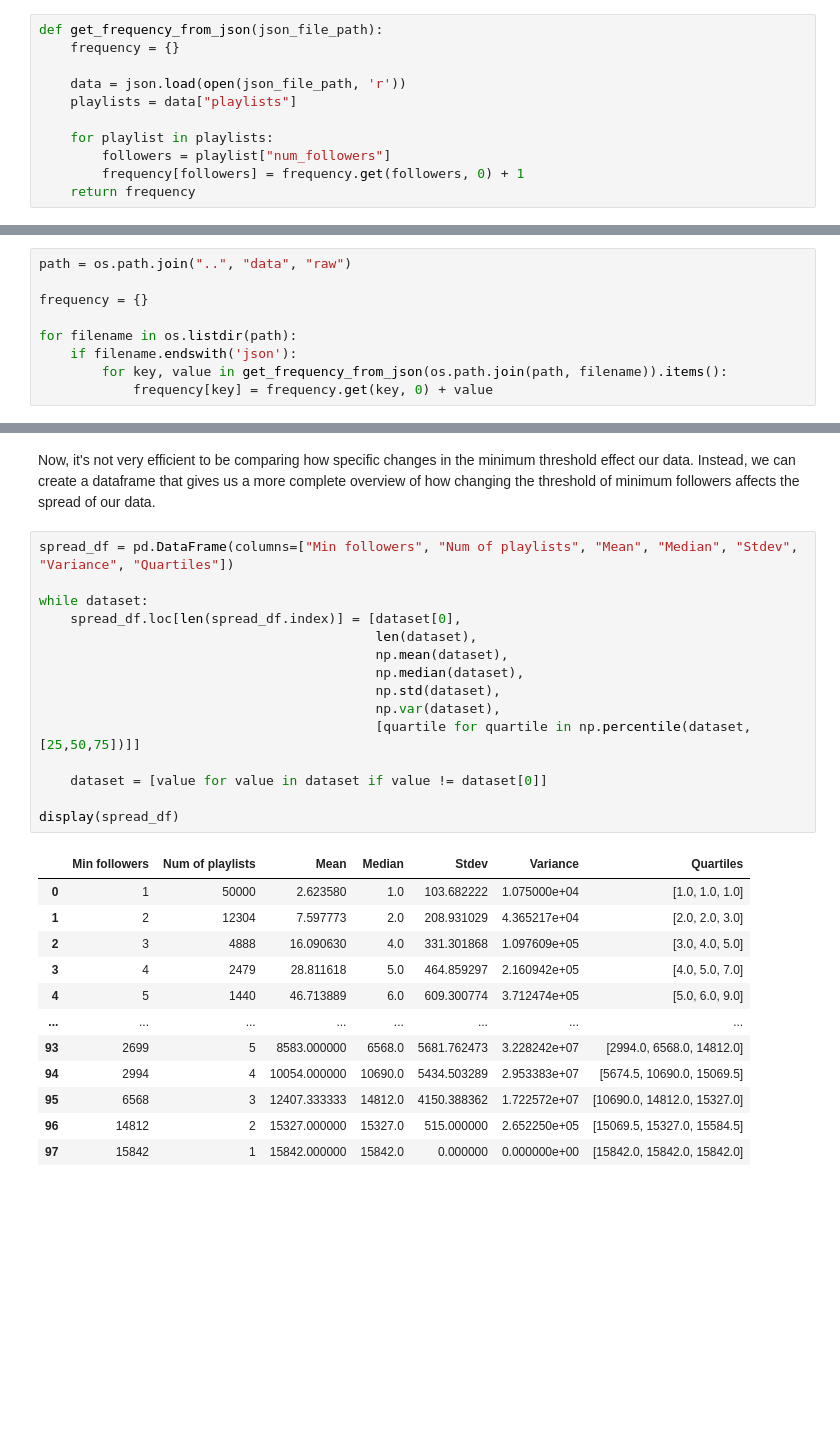
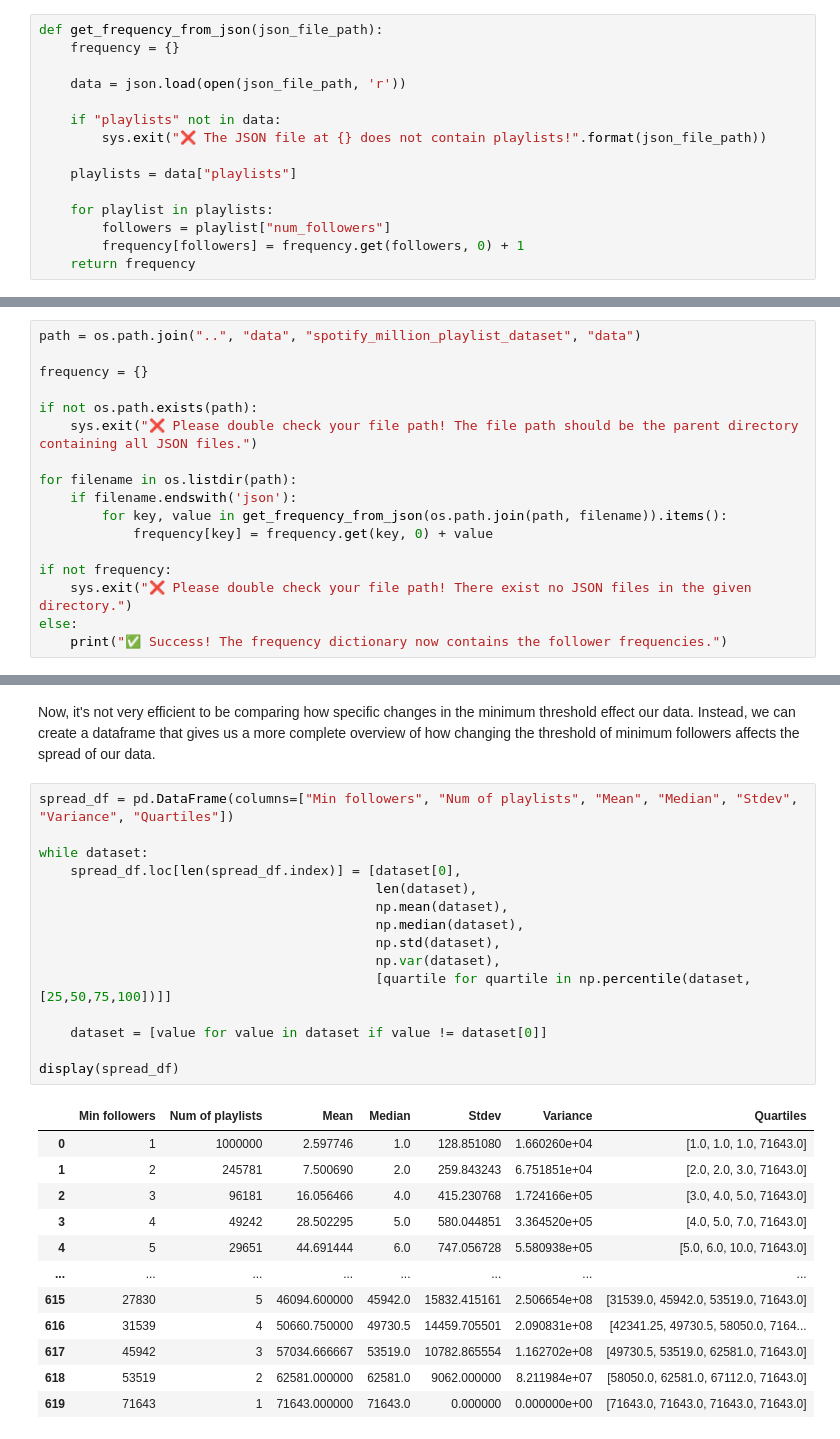
Before and after one commit to laustam/spotifeature, a Jupyter notebook: notebooks/followers_frequency.ipynb, the cells around one changed output, grey strips where cells are left out. Saved outputs shown, nothing was run; the diff lists cells and outputs as text; blank space fills up the shorter version.

```diff
--- a/notebooks/followers_frequency.ipynb
+++ b/notebooks/followers_frequency.ipynb
@@ -22,6 +31,10 @@ def get_frequency_from_json(json_file_path):
     frequency = {}
 
     data = json.load(open(json_file_path, 'r'))
+
+    if "playlists" not in data:
+        sys.exit("❌ The JSON file at {} does not contain playlists!".format(json_file_path))
+
     playlists = data["playlists"]
 
     for playlist in playlists:
@@ -31,11 +44,19 @@ def get_frequency_from_json(json_file_path):
 # %% [markdown]
 Now, we can use our function to construct a dictionary with information about the frequency of different numbers of followers for all JSON files.
 # %%
-path = os.path.join("..", "data", "raw")
+path = os.path.join("..", "data", "spotify_million_playlist_dataset", "data")
 
 frequency = {}
+
+if not os.path.exists(path):
+    sys.exit("❌ Please double check your file path! The file path should be the parent directory containing all JSON files.")
 
 for filename in os.listdir(path):
     if filename.endswith('json'):
         for key, value in get_frequency_from_json(os.path.join(path, filename)).items():
             frequency[key] = frequency.get(key, 0) + value
+
+if not frequency:
+    sys.exit("❌ Please double check your file path! There exist no JSON files in the given directory.")
+else:
+    print("✅ Success! The frequency dictionary now contains the follower frequencies.")
@@ -115,28 +138,28 @@ Now, it's not very efficient to be comparing how specific changes in the minimum
 # %%
 spread_df = pd.DataFrame(columns=["Min followers", "Num of playlists", "Mean", "Median", "Stdev", "Variance", "Quartiles"])
 
 while dataset:
     spread_df.loc[len(spread_df.index)] = [dataset[0],
                                            len(dataset),
                                            np.mean(dataset),
                                            np.median(dataset),
                                            np.std(dataset),
                                            np.var(dataset),
-                                           [quartile for quartile in np.percentile(dataset,[25,50,75])]]
+                                           [quartile for quartile in np.percentile(dataset,[25,50,75,100])]]
 
     dataset = [value for value in dataset if value != dataset[0]]
 
 display(spread_df)
 # %% [output]
 |  | Min followers | Num of playlists | Mean | Median | Stdev | Variance | Quartiles |
-| 0 | 1 | 50000 | 2.623580 | 1.0 | 103.682222 | 1.075000e+04 | [1.0, 1.0, 1.0] |
-| 1 | 2 | 12304 | 7.597773 | 2.0 | 208.931029 | 4.365217e+04 | [2.0, 2.0, 3.0] |
-| 2 | 3 | 4888 | 16.090630 | 4.0 | 331.301868 | 1.097609e+05 | [3.0, 4.0, 5.0] |
-| 3 | 4 | 2479 | 28.811618 | 5.0 | 464.859297 | 2.160942e+05 | [4.0, 5.0, 7.0] |
-| 4 | 5 | 1440 | 46.713889 | 6.0 | 609.300774 | 3.712474e+05 | [5.0, 6.0, 9.0] |
+| 0 | 1 | 1000000 | 2.597746 | 1.0 | 128.851080 | 1.660260e+04 | [1.0, 1.0, 1.0, 71643.0] |
+| 1 | 2 | 245781 | 7.500690 | 2.0 | 259.843243 | 6.751851e+04 | [2.0, 2.0, 3.0, 71643.0] |
+| 2 | 3 | 96181 | 16.056466 | 4.0 | 415.230768 | 1.724166e+05 | [3.0, 4.0, 5.0, 71643.0] |
+| 3 | 4 | 49242 | 28.502295 | 5.0 | 580.044851 | 3.364520e+05 | [4.0, 5.0, 7.0, 71643.0] |
+| 4 | 5 | 29651 | 44.691444 | 6.0 | 747.056728 | 5.580938e+05 | [5.0, 6.0, 10.0, 71643.0] |
 | ... | ... | ... | ... | ... | ... | ... | ... |
-| 93 | 2699 | 5 | 8583.000000 | 6568.0 | 5681.762473 | 3.228242e+07 | [2994.0, 6568.0, 14812.0] |
-| 94 | 2994 | 4 | 10054.000000 | 10690.0 | 5434.503289 | 2.953383e+07 | [5674.5, 10690.0, 15069.5] |
-| 95 | 6568 | 3 | 12407.333333 | 14812.0 | 4150.388362 | 1.722572e+07 | [10690.0, 14812.0, 15327.0] |
-| 96 | 14812 | 2 | 15327.000000 | 15327.0 | 515.000000 | 2.652250e+05 | [15069.5, 15327.0, 15584.5] |
-| 97 | 15842 | 1 | 15842.000000 | 15842.0 | 0.000000 | 0.000000e+00 | [15842.0, 15842.0, 15842.0] |
+| 615 | 27830 | 5 | 46094.600000 | 45942.0 | 15832.415161 | 2.506654e+08 | [31539.0, 45942.0, 53519.0, 71643.0] |
+| 616 | 31539 | 4 | 50660.750000 | 49730.5 | 14459.705501 | 2.090831e+08 | [42341.25, 49730.5, 58050.0, 7164... |
+| 617 | 45942 | 3 | 57034.666667 | 53519.0 | 10782.865554 | 1.162702e+08 | [49730.5, 53519.0, 62581.0, 71643.0] |
+| 618 | 53519 | 2 | 62581.000000 | 62581.0 | 9062.000000 | 8.211984e+07 | [58050.0, 62581.0, 67112.0, 71643.0] |
+| 619 | 71643 | 1 | 71643.000000 | 71643.0 | 0.000000 | 0.000000e+00 | [71643.0, 71643.0, 71643.0, 71643.0] |
```
Also changed, not shown: parts of 7 cells of this notebook, 1 other file.
